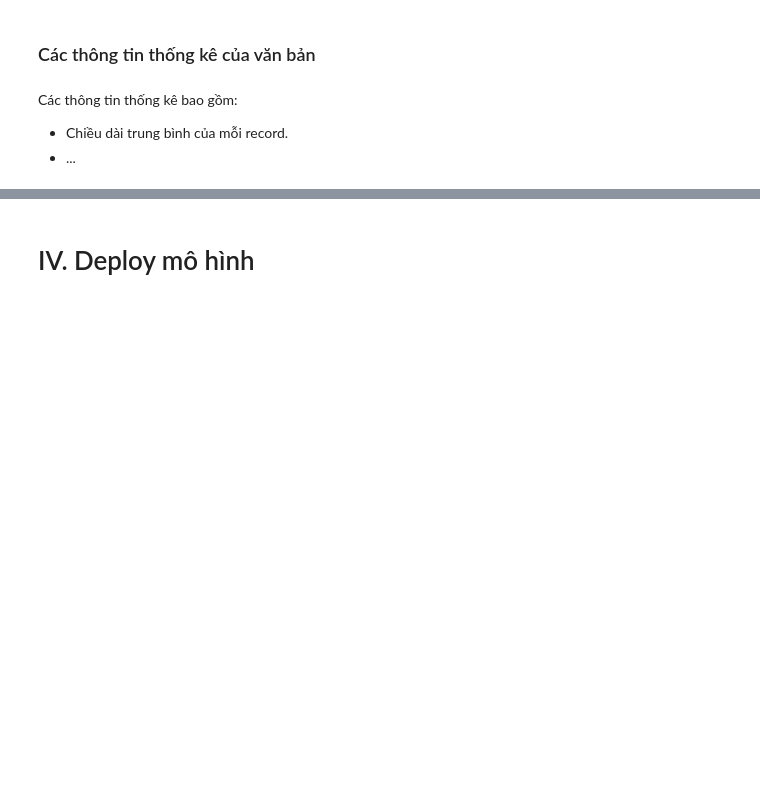
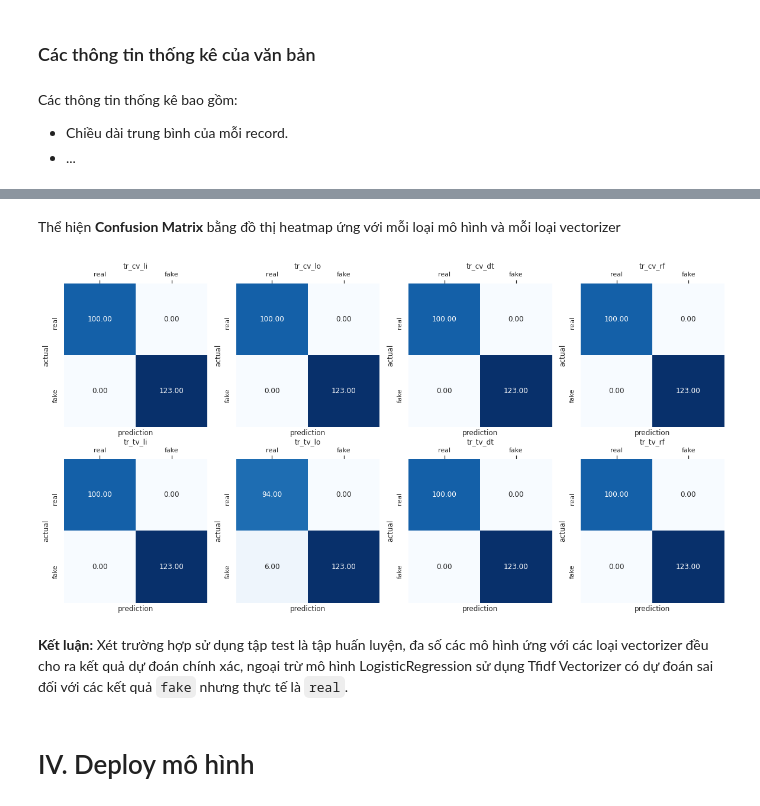
Before and after one commit to LeKiet258/DS-Project03-Fake-News-Detection, a Jupyter notebook: Project_3.ipynb, the cells around one changed output, grey strips where cells are left out. Cells and saved outputs as stored; diff of their text form; code cells hidden in the pictures; blank space fills up the shorter version.

Commit message:
Model ConfusionMatrix

```diff
--- a/Project_3.ipynb
+++ b/Project_3.ipynb
@@ -152,3 +161,0 @@ y_train = news_df['label']
-# %%
-pipeline = Pipeline([('vect', CountVectorizer()), ('tfidf', TfidfTransformer()), ('model', LogisticRegression())])
-logistic_regression_model = pipeline.fit(X_train, y_train)
@@ -171,3 +267,50 @@ Predict:  Real
+# %%
+def models_evaluation(preprocessors, vectorizers, classifiers, X_train, y_train):
+    confusion_matrix_df = []
+
+    for p in preprocessors:
+        for v in vectorizers:
+            for c in classifiers:
+                pipeline = Pipeline([('text_reducer', preprocessors[p]),
+                                     ('vectorizer'  , vectorizers[v]),
+                                     ('classifier'  , classifiers[c])])
+                # train mô hình
+                pipeline.fit(X_train, y_train)
+
+                # lưu kết quả dự đoán để đánh giá mô hình
+                y_pred = abs(pipeline.predict(X_train)).round(1).astype(int)
+                y_true = news_df['label'].to_numpy()
+
+                # tính số lượng các giá trị trong mỗi phân lớp
+                TN, FP, FN, TP = confusion_matrix(y_pred, y_true).ravel()
+
+                # dataframe
+                confusion_matrix_df.append(pd.DataFrame(data=np.array([[TP, FN], [FP, TN]]),index=['real','fake'],columns=['real','fake']))
+
+    return confusion_matrix_df
+# %%
+confusion_matrix_df = models_evaluation(preprocessors, vectorizers, classifiers, X_train, y_train)
+# %% [markdown]
+Thể hiện **Confusion Matrix** bằng đồ thị heatmap ứng với mỗi loại mô hình và mỗi loại vectorizer
+# %%
+prep = [p for p in preprocessors]
+vect = [v for v in vectorizers]
+clas = [c for c in classifiers]
+
+plt.figure(figsize=(20,10))
+for i in range(1):
+    for j in range(2):
+        for k in range(4):
+            plt.subplot(2,4,4*j+k+1)
+            ax = sns.heatmap(confusion_matrix_df[4*j+k], square=True, annot=True, cbar=False, fmt='.2f', cmap='Blues')
+            ax.xaxis.tick_top()
+            plt.xlabel('prediction')
+            plt.ylabel('actual')
+            plt.title(prep[i] + '_' + vect[j] + '_' + clas[k])
+# %% [output]
+[figure, added]
+# %% [markdown]
+**Kết luận:** Xét trường hợp sử dụng tập test là tập huấn luyện, đa số các mô hình ứng với các loại vectorizer đều cho ra kết quả dự đoán chính xác, ngoại trừ mô hình LogisticRegression sử dụng Tfidf Vectorizer có dự đoán sai đối với các kết quả `fake` nhưng thực tế là `real`.
 # %% [markdown]
 # IV. Deploy mô hình
 # %% [markdown]
```
Also changed, not shown: parts of 33 cells of this notebook.
